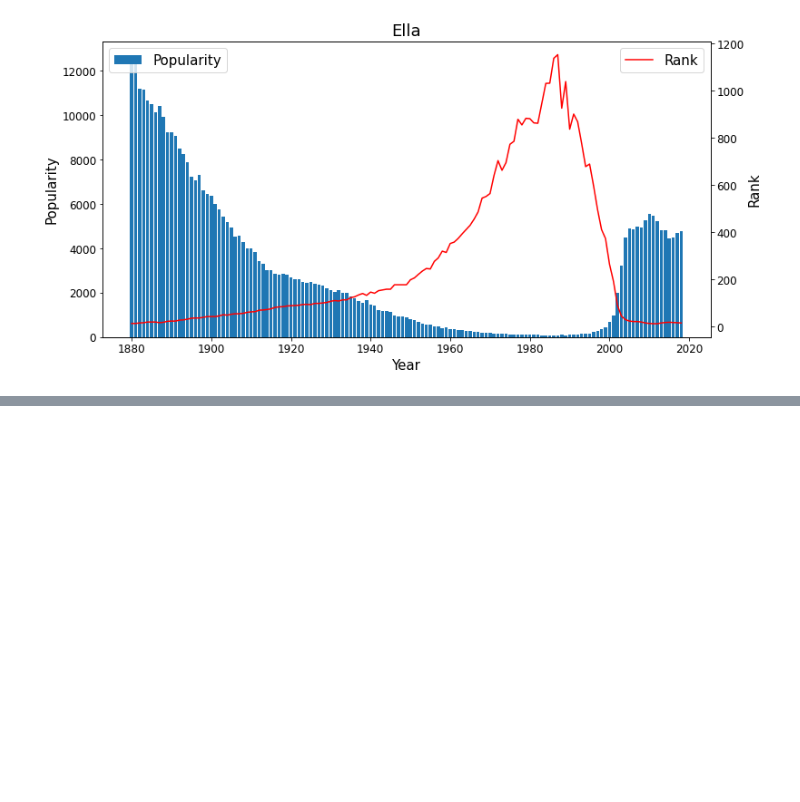
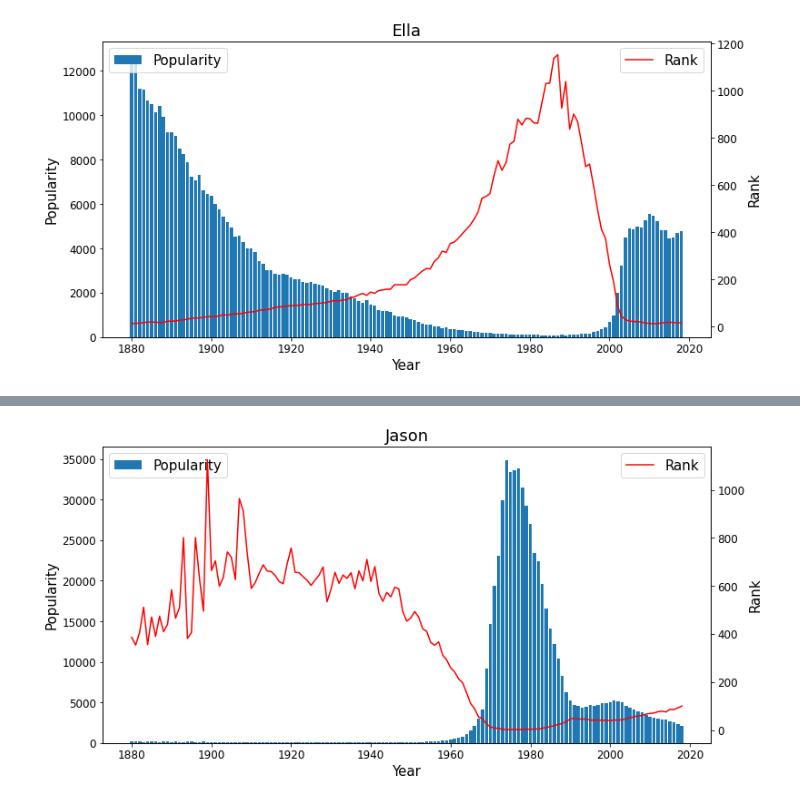
Before and after one commit to leadeeerq/data-science, a Jupyter notebook: 230303_BabyNamesDataAnalysisAndVisualization.ipynb, the cells around one changed output, grey strips where cells are left out. Cells and saved outputs as stored; diff of their text form; code cells hidden in the pictures; blank space fills up the shorter version.

```diff
--- a/230303_BabyNamesDataAnalysisAndVisualization.ipynb
+++ b/230303_BabyNamesDataAnalysisAndVisualization.ipynb
@@ -481,0 +603,4 @@ for name in pop_female.Name:
+# %%
+plot_name('Jason', 'M')
+# %% [output]
+[figure, added]
```
Also changed, not shown: parts of 59 cells of this notebook.
